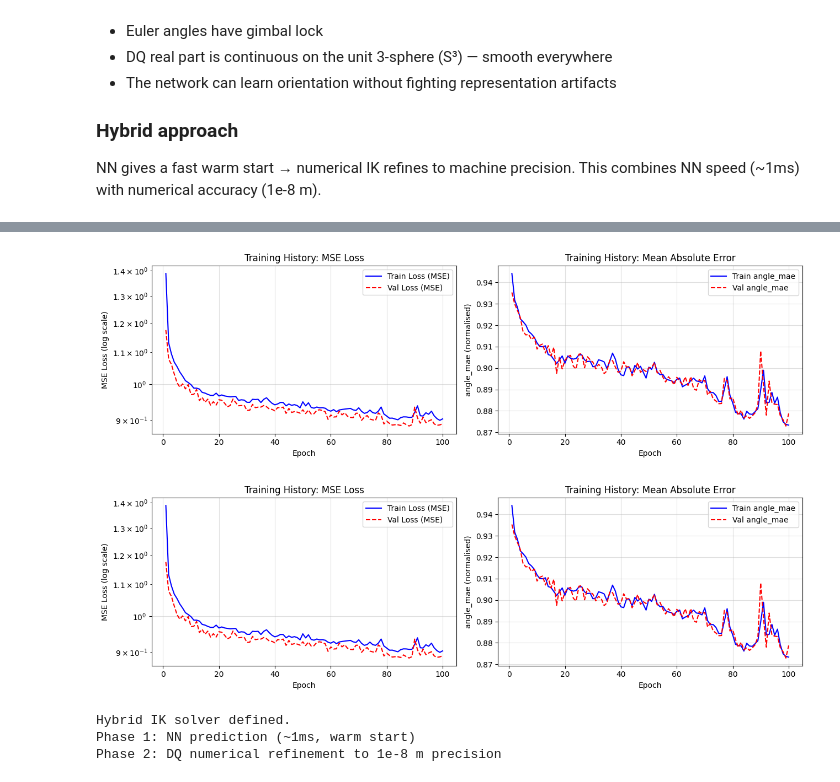
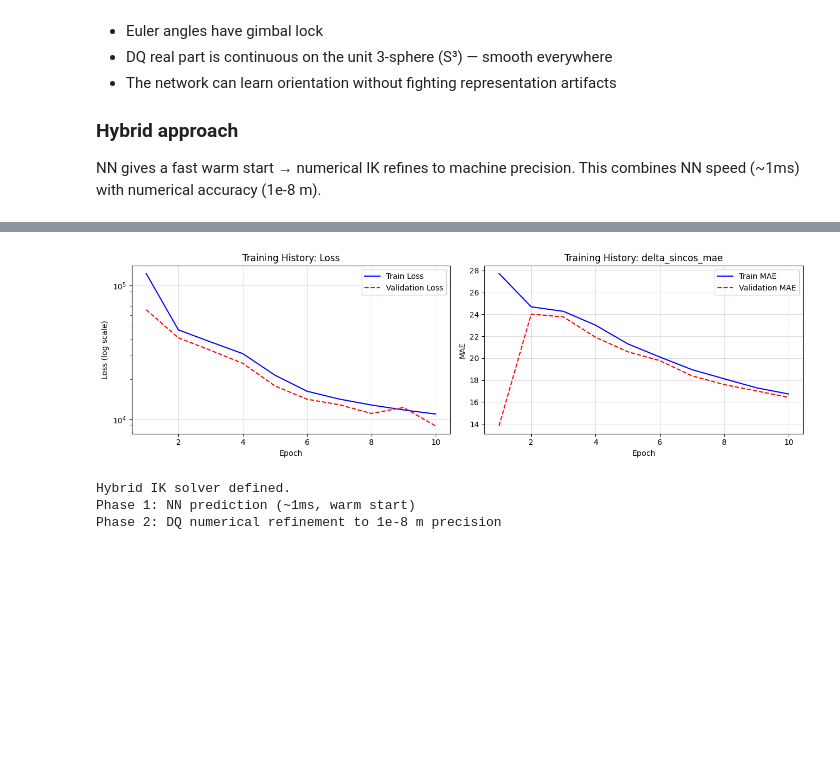
Before and after one commit to Ash786Sharma/Robot_Studio, a Jupyter notebook: notebook/UR5_DualQuaternion_kinematics.ipynb, the cells around one changed output, grey strips where cells are left out. Cells and saved outputs as stored; diff of their text form; code cells hidden in the pictures; blank space fills up the shorter version.

```diff
--- a/notebook/UR5_DualQuaternion_kinematics.ipynb
+++ b/notebook/UR5_DualQuaternion_kinematics.ipynb
@@ -1946,8 +2013,6 @@ Branch distribution:   (array([0, 1, 2, 3, 4, 5, 6, 7]), array([125232, 124896,
 # DATA NORMALISATION
 # DQ input: real part on unit sphere (already bounded [-1,1])
 #           dual part range depends on robot scale
-# We normalise the dual part and joint angles,
-# but keep real quaternion raw (it's already unit norm)
 # ============================================================
 
 # Split X into real and dual parts
@@ -1959,16 +2024,11 @@ X_dual_mean = X_dual.mean(axis=0)
 X_dual_std  = X_dual.std(axis=0) + 1e-8
 X_dual_norm = (X_dual - X_dual_mean) / X_dual_std
 
-# Combine: real part unchanged, dual part normalised
-X_input = np.hstack([X_real, X_dual_norm])   # (N, 8)
+# Combine: real part unchanged, dual part normalised, current joint sin/cos appended
+X_input = np.hstack([X_real, X_dual_norm, X_curr])   # (N, 20)
 
-# Normalise joint angles (they span [-pi*0.9, pi*0.9])
-Y_mean = Y_theta.mean(axis=0)
-Y_std  = Y_theta.std(axis=0) + 1e-8
-Y_norm = (Y_theta - Y_mean) / Y_std
-
-# Build combined label tensor for angle supervision + FK pose loss
-Y_combined = np.hstack([Y_norm, Y_pose])   # (N, 18)
+# Build combined label tensor for current state, delta output, and FK pose loss
+Y_combined = np.hstack([Y_theta_curr, Y_delta, Y_pose])   # (N, 30)
 
 # Train/validation split (90/10)
 n_val  = N_SAMPLES // 10
@@ -1990,7 +2050,7 @@ val_sample_weight   = manip_weight[val_idx]
 
 print(f'Training samples:   {X_train.shape[0]}')
 print(f'Validation samples: {X_val.shape[0]}')
-print(f'Input features:     {X_train.shape[1]}  (8D DQ: 4 real + 4 dual)')
-print(f'Output features:    {Y_train.shape[1]}  (6 normalized joints + 12 pose targets)')
+print(f'Input features:     {X_train.shape[1]}  (20D: 8D DQ + 12D current joint sin/cos)')
+print(f'Output features:    {Y_train.shape[1]}  (6 current joints + 12 Δθ sin/cos + 12 pose targets)')
 print(f'Sample weight range:{train_sample_weight.min():.3f} to {train_sample_weight.max():.3f}')
 # %% [output]
@@ -2204,32 +2340,61 @@ Training complete.
 # %%
 # ============================================================
 # PLOT TRAINING HISTORY
 # ============================================================
 
 fig, axes = plt.subplots(1, 2, figsize=(13, 4))
 
 epochs = range(1, len(history_nn.history['loss']) + 1)
-metric_name = 'angle_mae' if 'angle_mae' in history_nn.history else 'mae'
-val_metric_name = 'val_' + metric_name
 
-axes[0].semilogy(epochs, history_nn.history['loss'],     'b-',  label='Train Loss (MSE)')
-axes[0].semilogy(epochs, history_nn.history['val_loss'], 'r--', label='Val Loss (MSE)')
-axes[0].set_xlabel('Epoch'); axes[0].set_ylabel('MSE Loss (log scale)')
-axes[0].set_title('Training History: MSE Loss')
-axes[0].legend(); axes[0].grid(True, alpha=0.4)
+metric_name = 'delta_sincos_mae'
+val_metric_name = 'val_delta_sincos_mae'
 
-axes[1].plot(epochs, history_nn.history[metric_name],     'b-',  label=f'Train {metric_name}')
-axes[1].plot(epochs, history_nn.history[val_metric_name], 'r--', label=f'Val {metric_name}')
-axes[1].set_xlabel('Epoch'); axes[1].set_ylabel(f'{metric_name} (normalised)')
-axes[1].set_title('Training History: Mean Absolute Error')
-axes[1].legend(); axes[1].grid(True, alpha=0.4)
+# Loss
+axes[0].semilogy(
+    epochs,
+    history_nn.history['loss'],
+    'b-',
+    label='Train Loss'
+)
+
+axes[0].semilogy(
+    epochs,
+    history_nn.history['val_loss'],
+    'r--',
+    label='Validation Loss'
+)
+
+axes[0].set_xlabel('Epoch')
+axes[0].set_ylabel('Loss (log scale)')
+axes[0].set_title('Training History: Loss')
+axes[0].legend()
+axes[0].grid(True, alpha=0.4)
+
+# Metric
+axes[1].plot(
+    epochs,
+    history_nn.history[metric_name],
+    'b-',
+    label='Train MAE'
+)
+
+axes[1].plot(
+    epochs,
+    history_nn.history[val_metric_name],
+    'r--',
+    label='Validation MAE'
+)
+
+axes[1].set_xlabel('Epoch')
+axes[1].set_ylabel('MAE')
+axes[1].set_title('Training History: delta_sincos_mae')
+axes[1].legend()
+axes[1].grid(True, alpha=0.4)
 
 plt.tight_layout()
 plt.show()
-display(fig)
 # %% [output]
-[figure, old version]
+[figure, new version]
-[figure, removed]
 # %%
 # ============================================================
 # HYBRID IK SOLVER
```
Also changed, not shown: parts of 11 cells of this notebook.
